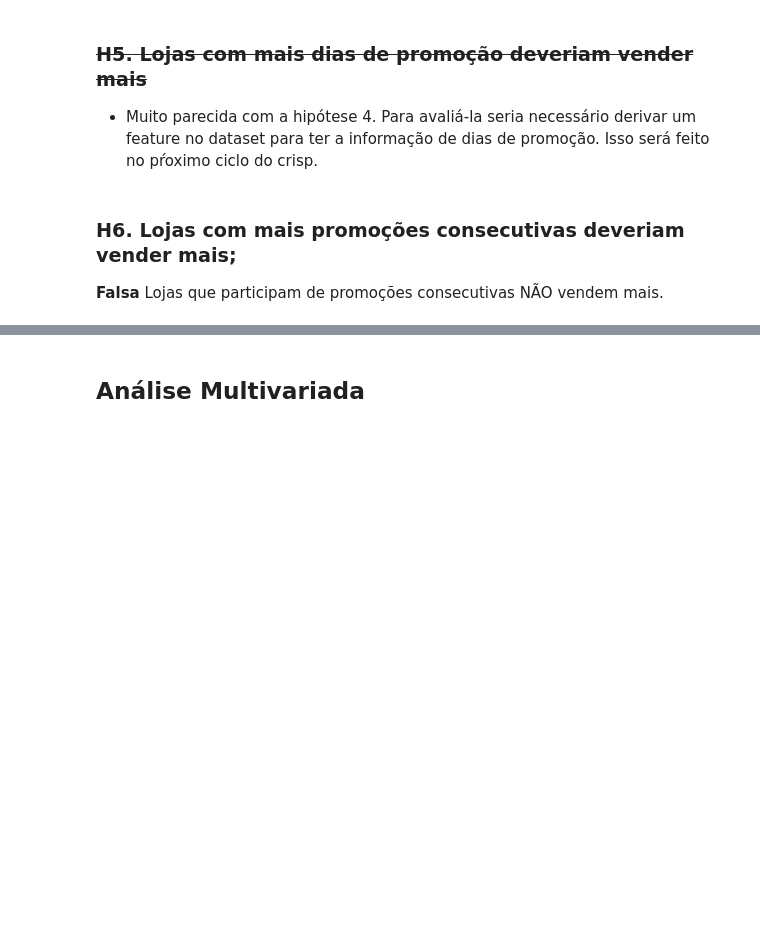
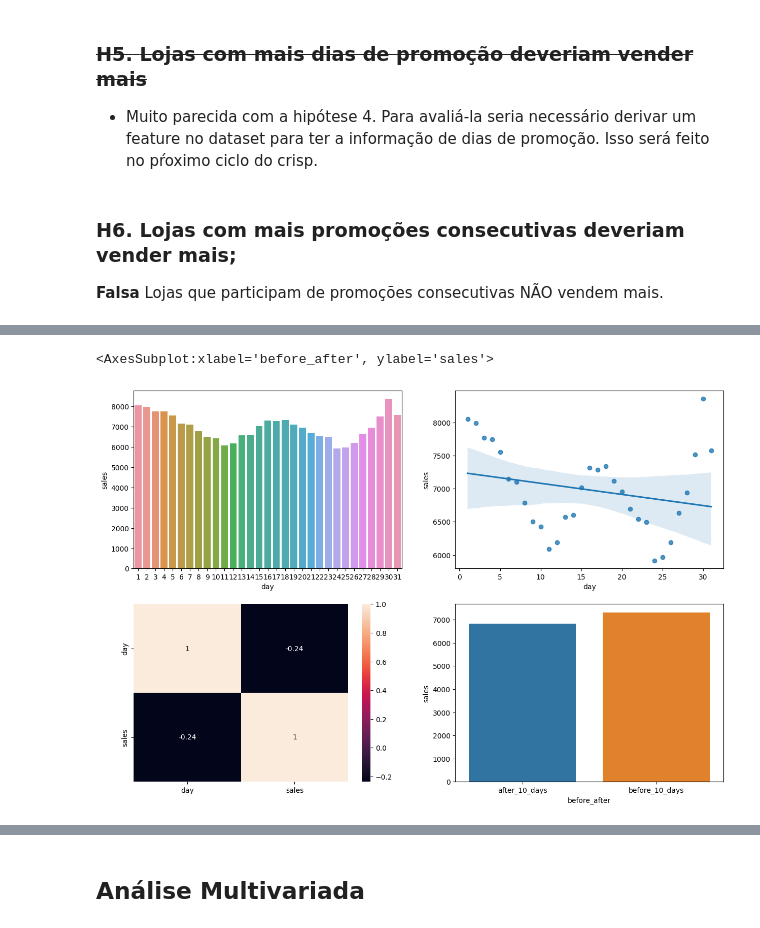
Before and after one commit to crisguimaraes/DS_Producao_Rossmann, a Jupyter notebook: M04_v01_v02_store_sales_prediction.ipynb, the cells around one changed output, grey strips where cells are left out. Saved outputs shown, nothing was run; the diff lists cells and outputs as text; code cells hidden in the pictures; blank space fills up the shorter version.

```diff
--- a/M04_v01_v02_store_sales_prediction.ipynb
+++ b/M04_v01_v02_store_sales_prediction.ipynb
@@ -694,0 +744,21 @@ ax.legend( labels=['Tradicional & Extendida', 'Tradicional'])
+# %%
+aux1 = df4[['day','sales']].groupby('day').mean().reset_index()
+
+plt.figure(figsize=(15,10))
+
+plt.subplot(2,2,1)
+sns.barplot( x='day', y='sales', data=aux1)
+
+plt.subplot(2,2,2)
+sns.regplot( x='day', y='sales', data=aux1)
+
+plt.subplot(2,2,3)
+sns.heatmap( aux1.corr( method='pearson'), annot=True)
+
+plt.subplot(2,2,4)
+aux1['before_after'] = aux1['day'].apply(lambda x: 'before_10_days' if x <= 10 else 'after_10_days')
+aux2 = aux1[['before_after', 'sales']].groupby('before_after').mean().reset_index()
+sns.barplot( x='before_after', y='sales', data=aux2)
+# %% [output]
+<AxesSubplot:xlabel='before_after', ylabel='sales'>
+[figure, added]
```
Also changed, not shown: parts of 17 cells of this notebook.
